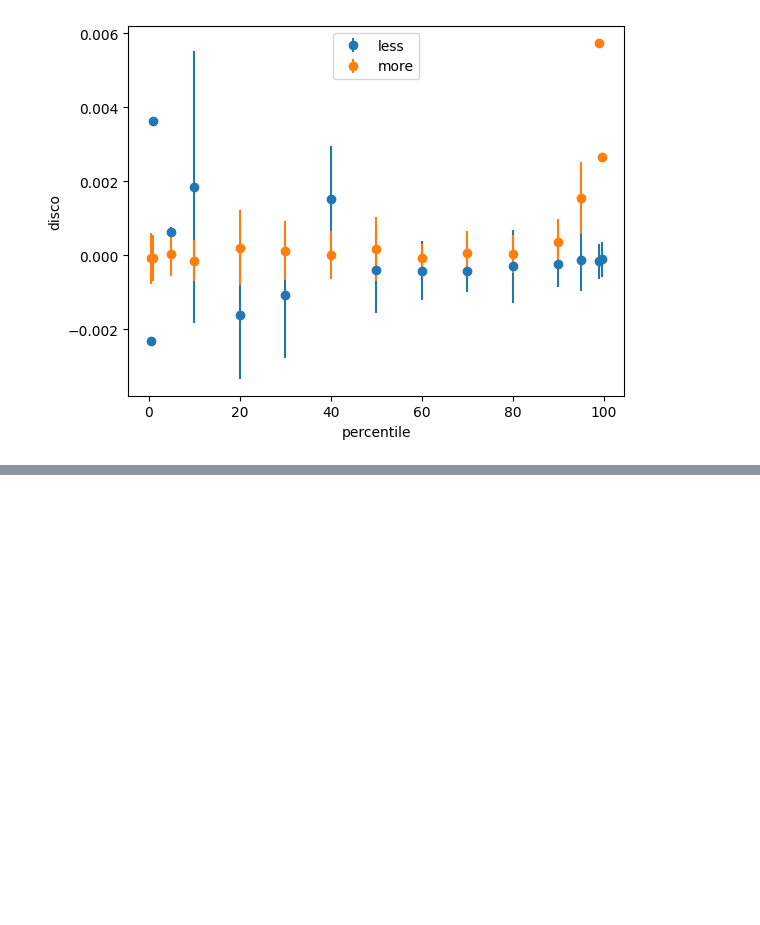
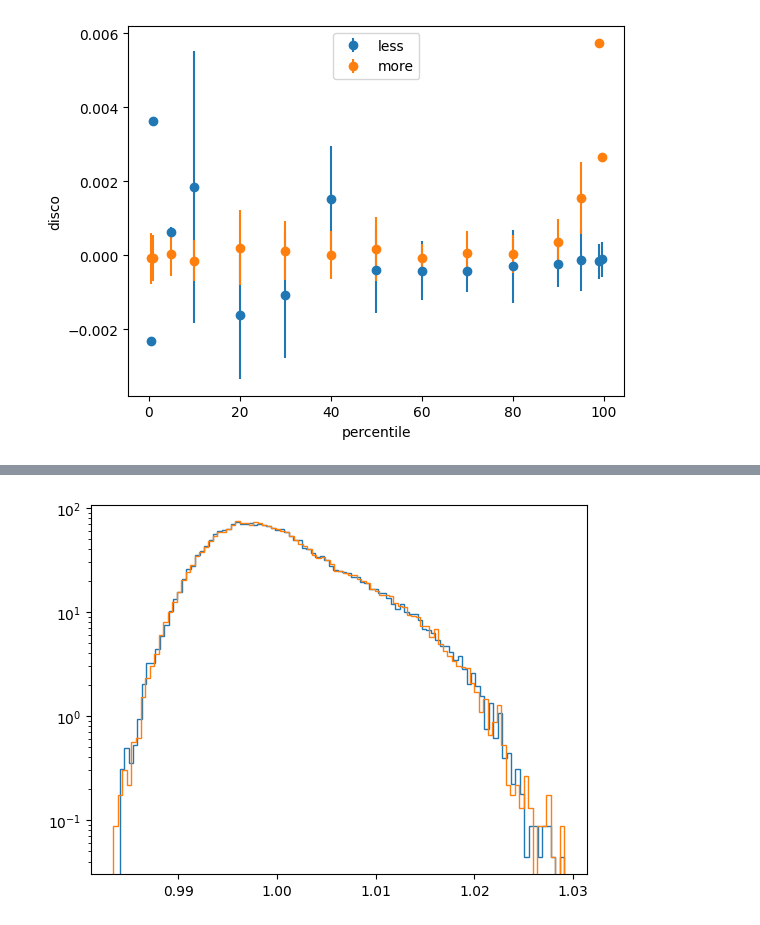
Before and after one commit to heidelberg-hepml/discriminator-metric, a Jupyter notebook: notebooks/weight_cut_distributions.ipynb, the cells around one changed output, grey strips where cells are left out. Saved outputs shown, nothing was run; the diff lists cells and outputs as text; code cells hidden in the pictures; blank space fills up the shorter version.

```diff
--- a/notebooks/weight_cut_distributions.ipynb
+++ b/notebooks/weight_cut_distributions.ipynb
@@ -323,0 +451,16 @@ percentile: 30, hist_diff_2: 0.03991599180076623
+# %%
+trial = 4
+distortion = 'truth'
+score_val = np.load(f'output/trial_{trial}_pn_lite_{distortion}/best_model_val_loss.npy')[:,0]
+weight = score_val/(1-score_val)
+
+jets = pd.read_hdf('data/jetnet30_data.h5', f'particle_data_{distortion}_valid').values.reshape(-1,30,4)
+label = pd.read_hdf('data/jetnet30_data.h5', f'labels__{distortion}_valid')['labels'].values
+mjj = mjj_jets(jets)
+
+plt.hist(weight[label==0], bins=100,histtype='step', label='weight', density=True)
+plt.hist(weight[label==1], bins=100,histtype='step', label='weight', density=True)
+plt.yscale('log')
+plt.show()
+# %% [output]
+[figure, added]
```
Also changed, not shown: parts of 27 cells of this notebook, 2 other files.
